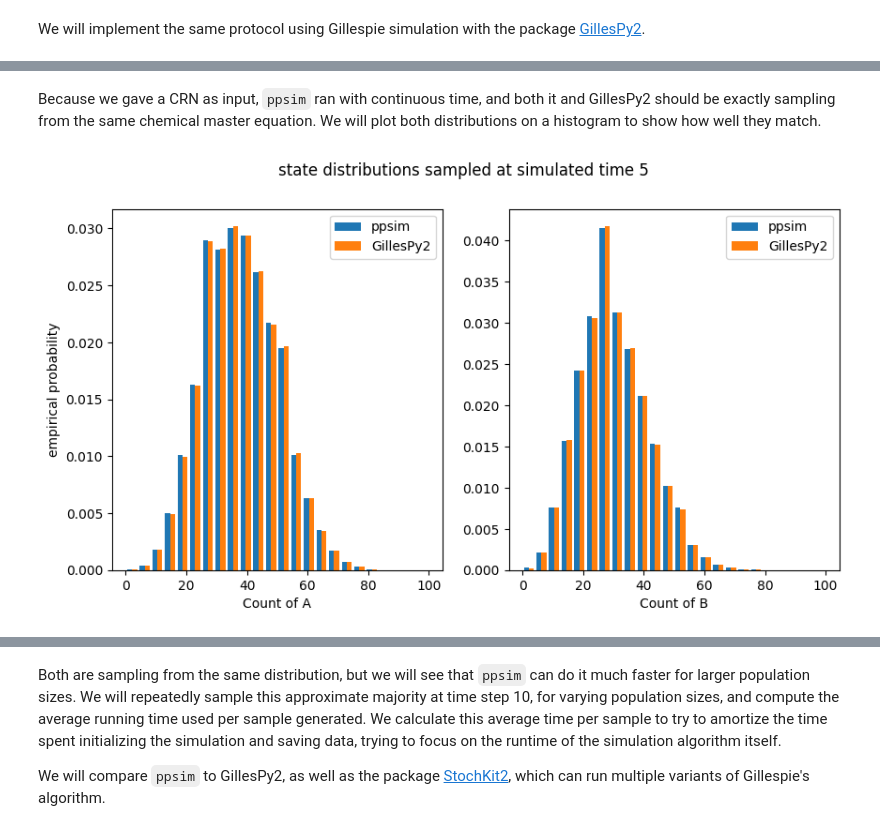
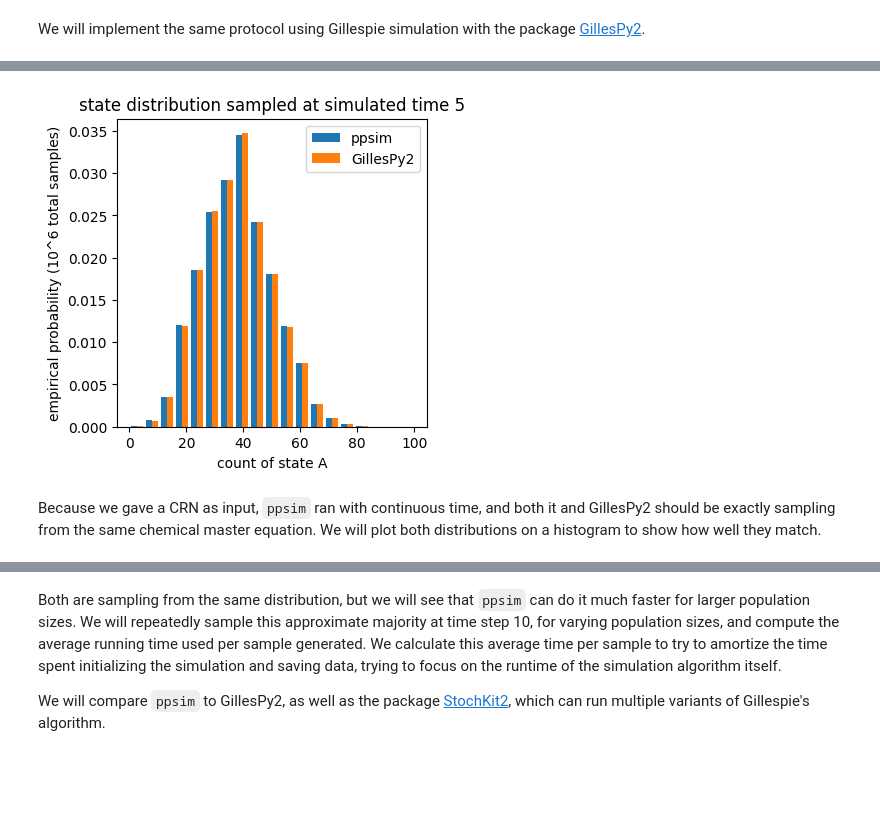
Before and after one commit to UC-Davis-molecular-computing/ppsim, a Jupyter notebook: examples/crn.ipynb, the cells around one changed output, grey strips where cells are left out. Saved outputs shown, nothing was run; the diff lists cells and outputs as text; code cells hidden in the pictures; blank space fills up the shorter version.

```diff
--- a/examples/crn.ipynb
+++ b/examples/crn.ipynb
@@ -49,25 +50,22 @@ To test more thoroughly that these two simulations have the exact same distribut
 # %%
-# Code that was used to generate the data, which was saved with pickle
-trials = 10 ** 6
-sim = pp.Simulation(init_config, approx_majority)
-results_ppsim = sim.sample_future_configuration(end_time, num_samples = trials)
+# # Code that was used to generate the data, which was saved with pickle
+# trials = 10 ** 6
+# sim = pp.Simulation(init_config, approx_majority)
+# results_ppsim = sim.sample_future_configuration(end_time, num_samples = trials)
 
-model.timespan(np.linspace(0,end_time,2))
-results_gillespy2 = model.run(number_of_trajectories = trials)
-pickle.dump((results_ppsim, results_gillespy2), open( "crn_data/am_distributions.p", "wb" ) )
+# model.timespan(np.linspace(0,end_time,2))
+# results_gillespy2 = model.run(number_of_trajectories = trials)
+# fig, ax = plt.subplots(figsize = (4,4))
+# ax.hist([results_ppsim['A'], [result['A'][1] for result in results_gillespy2]], bins = np.linspace(0, n, 20),
+#                           alpha = 1, label=['ppsim', 'GillesPy2'], density=True, edgecolor = 'k', linewidth = 0.0)
+# ax.legend()
+# ax.set_xlabel(f'count of state A')
+# ax.set_ylabel('empirical probability (10^6 total samples)')
+# ax.set_title('state distribution sampled at simulated time 5')
+
+# pickle.dump((fig, ax), open( "crn_data/am_distributions.p", "wb" ) )
+# plt.savefig('crn_data/am2.pdf', bbox_inches='tight')
+# %% [output]
+[figure, added]
 # %% [markdown]
 Because we gave a CRN as input, `ppsim` ran with continuous time, and both it and GillesPy2 should be exactly sampling from the same chemical master equation. We will plot both distributions on a histogram to show how well they match.
-# %%
-# Load the pickled data to plot
-results_ppsim, results_gillespy2 = pickle.load( open( "crn_data/am_distributions.p", "rb" ))
-fig, axes = plt.subplots(1, 2, figsize=(10,5))
-for state, ax in zip(['A', 'B'], axes):
-    ax.hist([results_ppsim[state], [result[state][1] for result in results_gillespy2]], bins = np.linspace(0, n, 25),
-                              alpha = 1, label=['ppsim', 'GillesPy2'], density=True, edgecolor = 'k', linewidth = 0.0)
-    ax.legend()
-    ax.set_xlabel(f'Count of {state}')
-axes[0].set_ylabel('empirical probability')
-fig.suptitle('state distributions sampled at simulated time 5')
-plt.show()
-# %% [output]
-[figure, removed]
```
Also changed, not shown: parts of 22 cells of this notebook, 7 other files.
